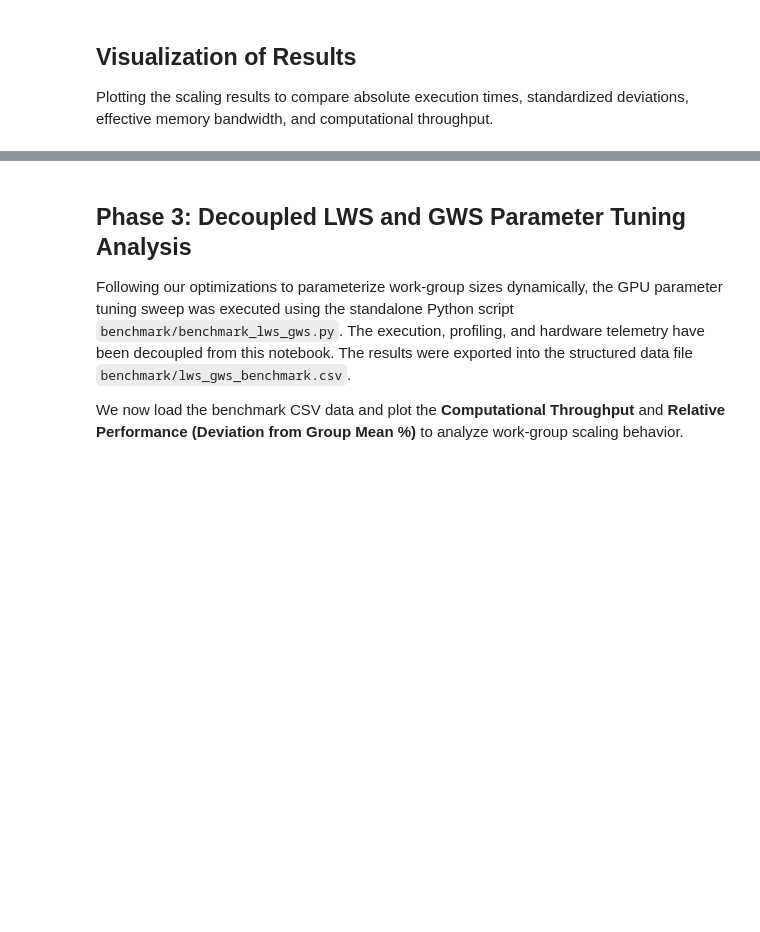
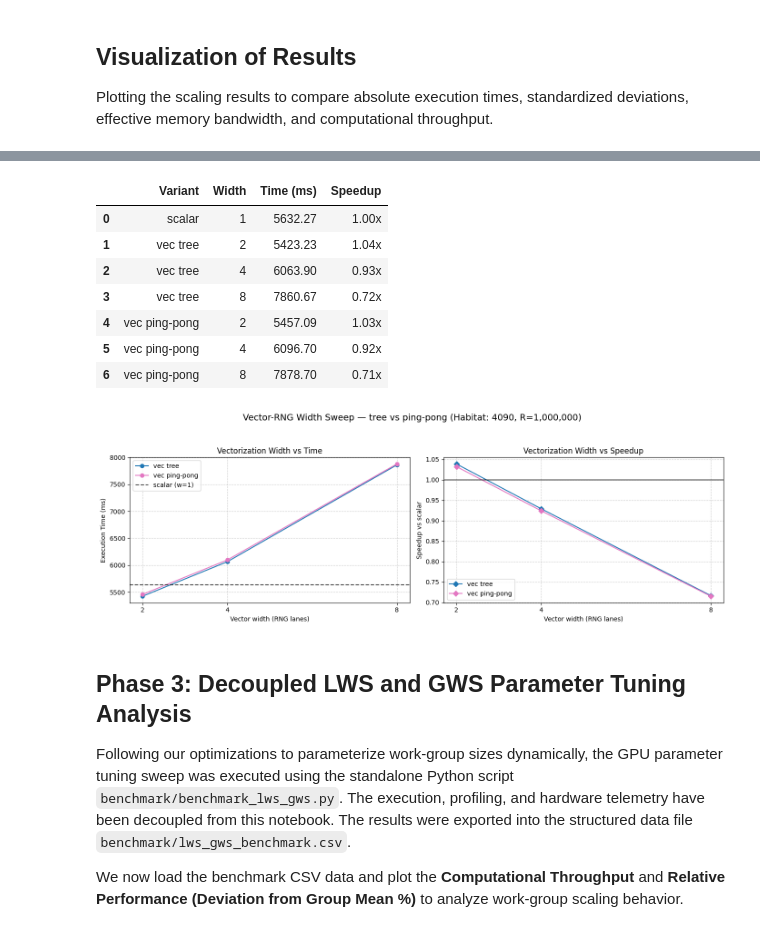
Before and after one commit to emanuelegaliano/pyroclast, a Jupyter notebook: benchmark/benchmark_analysis.ipynb, the cells around one changed output, grey strips where cells are left out. Drawn from its saved outputs; the diff is of its cells as text; code cells hidden in the pictures; blank space fills up the shorter version.

```diff
--- a/benchmark/benchmark_analysis.ipynb
+++ b/benchmark/benchmark_analysis.ipynb
@@ -209,3 +257,57 @@ plt.show()
+# %%
+# Reuses target_habitat, MC_RUNS, THRESHOLD, SEED, N_BATCHES,
+# n_wg_target and _canonical_topology defined in the Phase 1 cell.
+# Compares the two vectorized reductions (tree vs ping-pong) across widths
+# against the scalar baseline (w=1).
+sweep_widths = [2, 4, 8]
+vec_variants = {
+    "vec tree":      PyOpenCLMonteCarloVectorizedAdapter,
+    "vec ping-pong": PyOpenCLMonteCarloVectorizedPingPongAdapter,
+}
+
+def _time_ms(adapter):
+    cfg = MonteCarloConfig(n_runs=MC_RUNS, threshold=THRESHOLD, seed=SEED,
+                           topology=_canonical_topology(adapter, n_wg_target))
+    adapter.reset_profile()
+    adapter.run(target_habitat, cfg)
+    return adapter.benchmark()[0].mean_ms * N_BATCHES
+
+base_t = _time_ms(PyOpenCLMonteCarloAdapter(profiling=True))  # scalar baseline (w=1)
+sweep_rows = [{"Variant": "scalar", "Width": 1, "Time (ms)": base_t, "Speedup": 1.0}]
+for name, cls in vec_variants.items():
+    for w in sweep_widths:
+        t = _time_ms(cls(profiling=True, vec_width=w))
+        sweep_rows.append({"Variant": name, "Width": w, "Time (ms)": t,
+                           "Speedup": base_t / t})
+
+df_sweep = pd.DataFrame(sweep_rows)
+display(df_sweep.style.format({"Time (ms)": "{:.2f}", "Speedup": "{:.2f}x"}))
+
+fig, (axA, axB) = plt.subplots(1, 2, figsize=(14, 5))
+for name, color in [("vec tree", "#1f77b4"), ("vec ping-pong", "#e377c2")]:
+    sub = df_sweep[df_sweep["Variant"] == name]
+    axA.plot(sub["Width"], sub["Time (ms)"], marker="o", label=name, color=color)
+    axB.plot(sub["Width"], sub["Speedup"], marker="D", label=name, color=color)
+axA.axhline(base_t, color="black", linestyle="--", alpha=0.7, label="scalar (w=1)")
+axA.set_xlabel("Vector width (RNG lanes)"); axA.set_ylabel("Execution Time (ms)")
+axA.set_title("Vectorization Width vs Time"); axA.set_xticks(sweep_widths)
+axA.grid(True, linestyle="--", alpha=0.6); axA.legend()
+axB.axhline(1.0, color="black", linestyle="-", alpha=0.7)
+axB.set_xlabel("Vector width (RNG lanes)"); axB.set_ylabel("Speedup vs scalar")
+axB.set_title("Vectorization Width vs Speedup"); axB.set_xticks(sweep_widths)
+axB.grid(True, linestyle="--", alpha=0.6); axB.legend()
+plt.suptitle(f"Vector-RNG Width Sweep — tree vs ping-pong (Habitat: {target_habitat.habitat_code}, R={MC_RUNS:,})", fontsize=14)
+plt.tight_layout(rect=[0, 0.03, 1, 0.93]); plt.show()
+# %% [output]
+|  | Variant | Width | Time (ms) | Speedup |
+| 0 | scalar | 1 | 5632.27 | 1.00x |
+| 1 | vec tree | 2 | 5423.23 | 1.04x |
+| 2 | vec tree | 4 | 6063.90 | 0.93x |
+| 3 | vec tree | 8 | 7860.67 | 0.72x |
+| 4 | vec ping-pong | 2 | 5457.09 | 1.03x |
+| 5 | vec ping-pong | 4 | 6096.70 | 0.92x |
+| 6 | vec ping-pong | 8 | 7878.70 | 0.71x |
+[figure, added]
 # %% [markdown]
 ## Phase 3: Decoupled LWS and GWS Parameter Tuning Analysis
 
```
Also changed, not shown: parts of 6 cells of this notebook, 19 other files.
